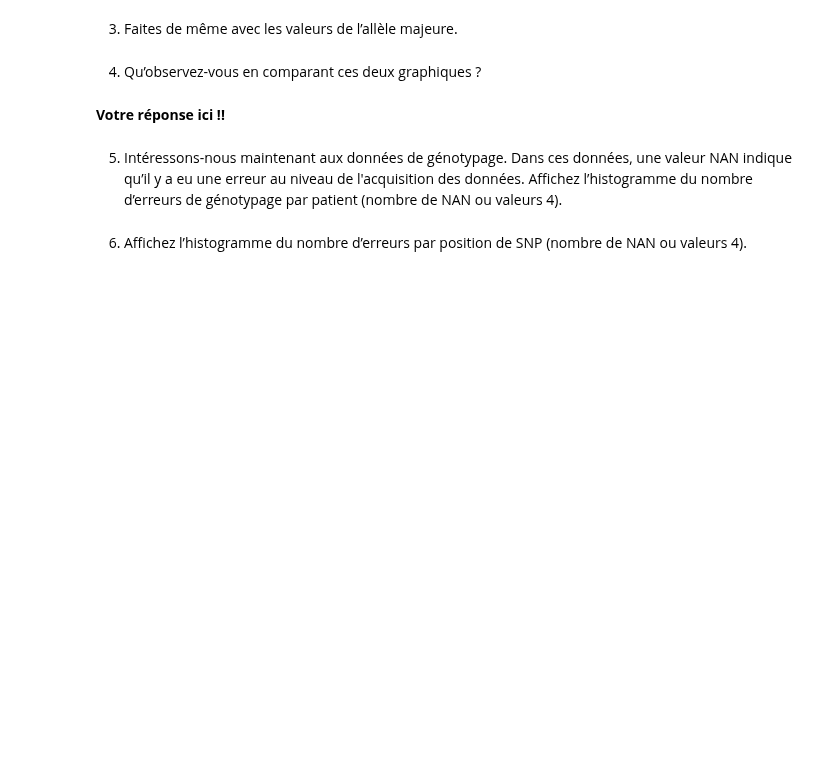
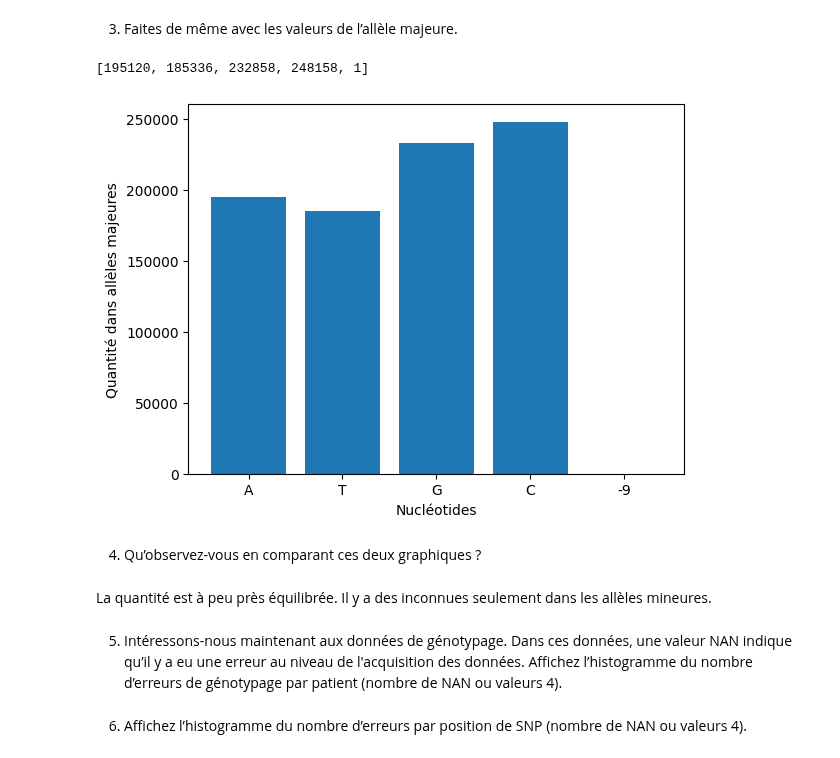
Before and after one commit to Laurane67/BINF2025_TP8, a Jupyter notebook: BINF2025_TP8.ipynb, the cells around one changed output. Saved outputs shown, nothing was run; the diff lists cells and outputs as text; code cells hidden in the pictures; blank space fills up the shorter version.

```diff
--- a/BINF2025_TP8.ipynb
+++ b/BINF2025_TP8.ipynb
@@ -102,7 +116,24 @@ print("Votre code ici !!")
+# %%
+nt = ['A', 'T', 'G', 'C', '-9']
+histo = [0 for i in range(5)]
+
+for line in line_chr:
+  line = line.strip().split(' ')
+  if line[5] in nt:
+    histo[nt.index(line[5])] += 1
+
+print(histo)
+plt.bar(nt, histo)
+plt.xlabel('Nucléotides')
+plt.ylabel('Quantité dans allèles majeures')
+plt.show()
+# %% [output]
+[195120, 185336, 232858, 248158, 1]
+[figure, added]
 # %% [markdown]
 4. Qu’observez-vous en comparant ces deux graphiques ?
-# %% [markdown]
-**Votre réponse ici !!**
+# %% [markdown]
+La quantité est à peu près équilibrée. Il y a des inconnues seulement dans les allèles mineures.
 # %% [markdown]
 5. Intéressons-nous maintenant aux données de génotypage. Dans ces données, une valeur NAN indique qu’il y a eu une erreur au niveau de l'acquisition des données. Affichez l’histogramme du nombre d’erreurs de génotypage par patient (nombre de NAN ou valeurs 4).
 # %%
```
Also changed, not shown: parts of 6 cells of this notebook.
